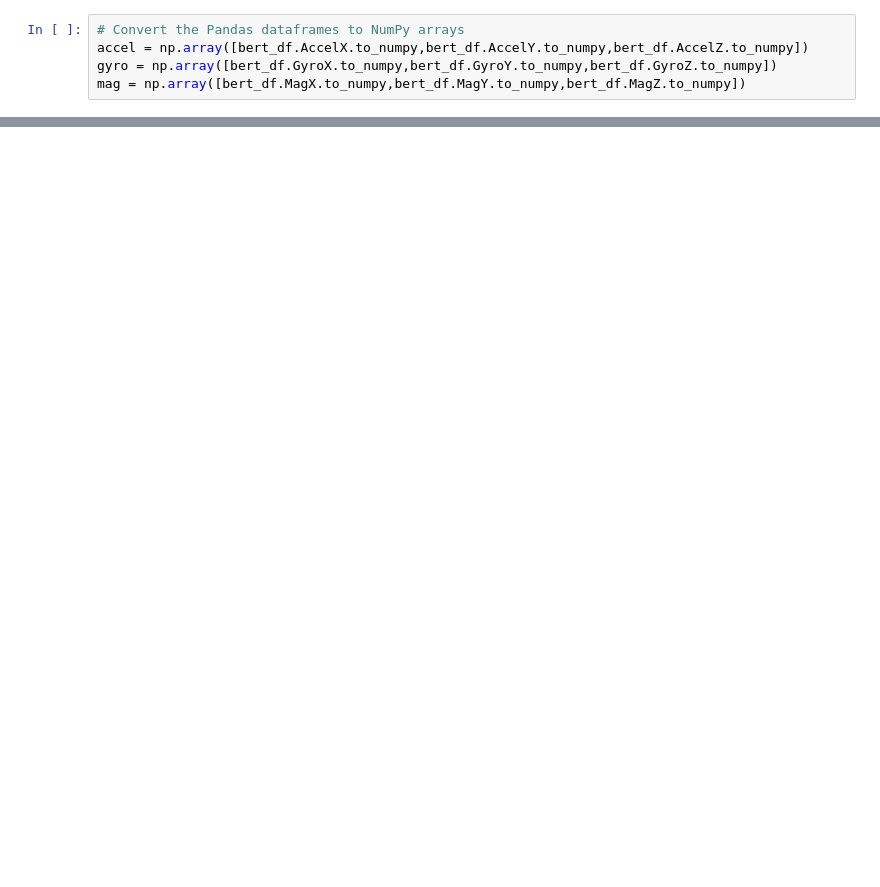
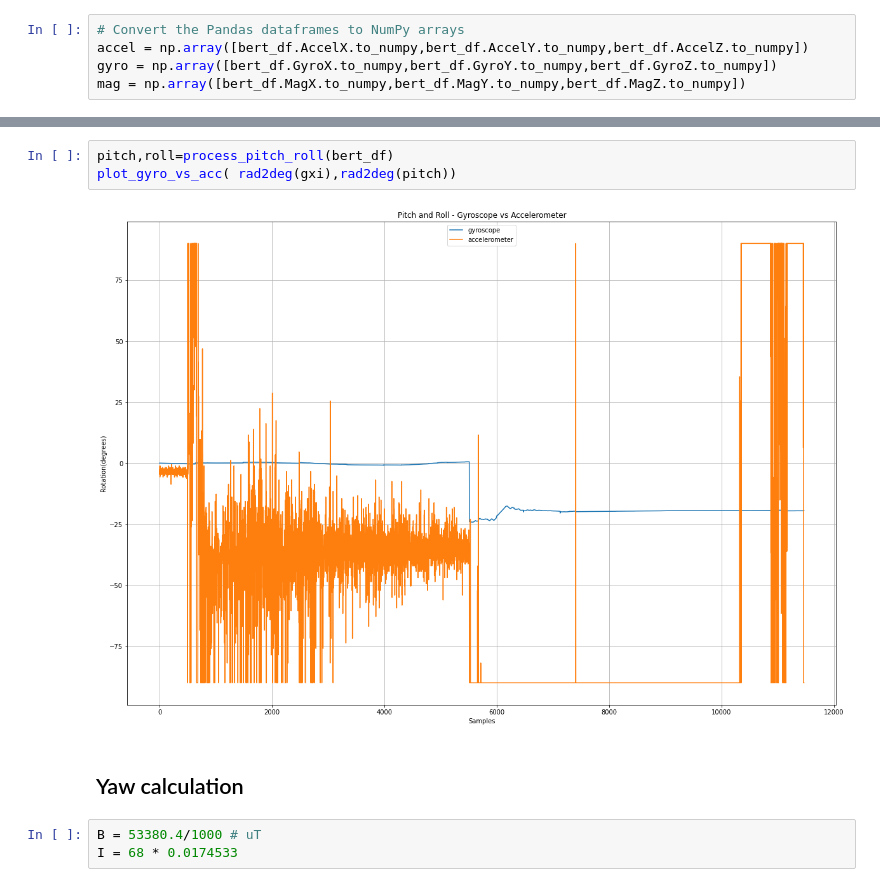
Before and after one commit to M2I-HABET/Mission-160, a Jupyter notebook: Parse_HABET_FDR_Data.ipynb, the cells around one changed output, grey strips where cells are left out. Saved outputs shown, nothing was run; the diff lists cells and outputs as text; blank space fills up the shorter version.

```diff
--- a/Parse_HABET_FDR_Data.ipynb
+++ b/Parse_HABET_FDR_Data.ipynb
@@ -515,0 +622,10 @@ mag = np.array([bert_df.MagX.to_numpy,bert_df.MagY.to_numpy,bert_df.MagZ.to_nump
+# %%
+pitch,roll=process_pitch_roll(bert_df)
+plot_gyro_vs_acc( rad2deg(gxi),rad2deg(pitch))
+# %% [output]
+[figure, added]
+# %% [markdown]
+## Yaw calculation
+# %%
+B = 53380.4/1000 # uT
+I = 68 * 0.0174533
```
Also changed, not shown: parts of 10 cells of this notebook.
